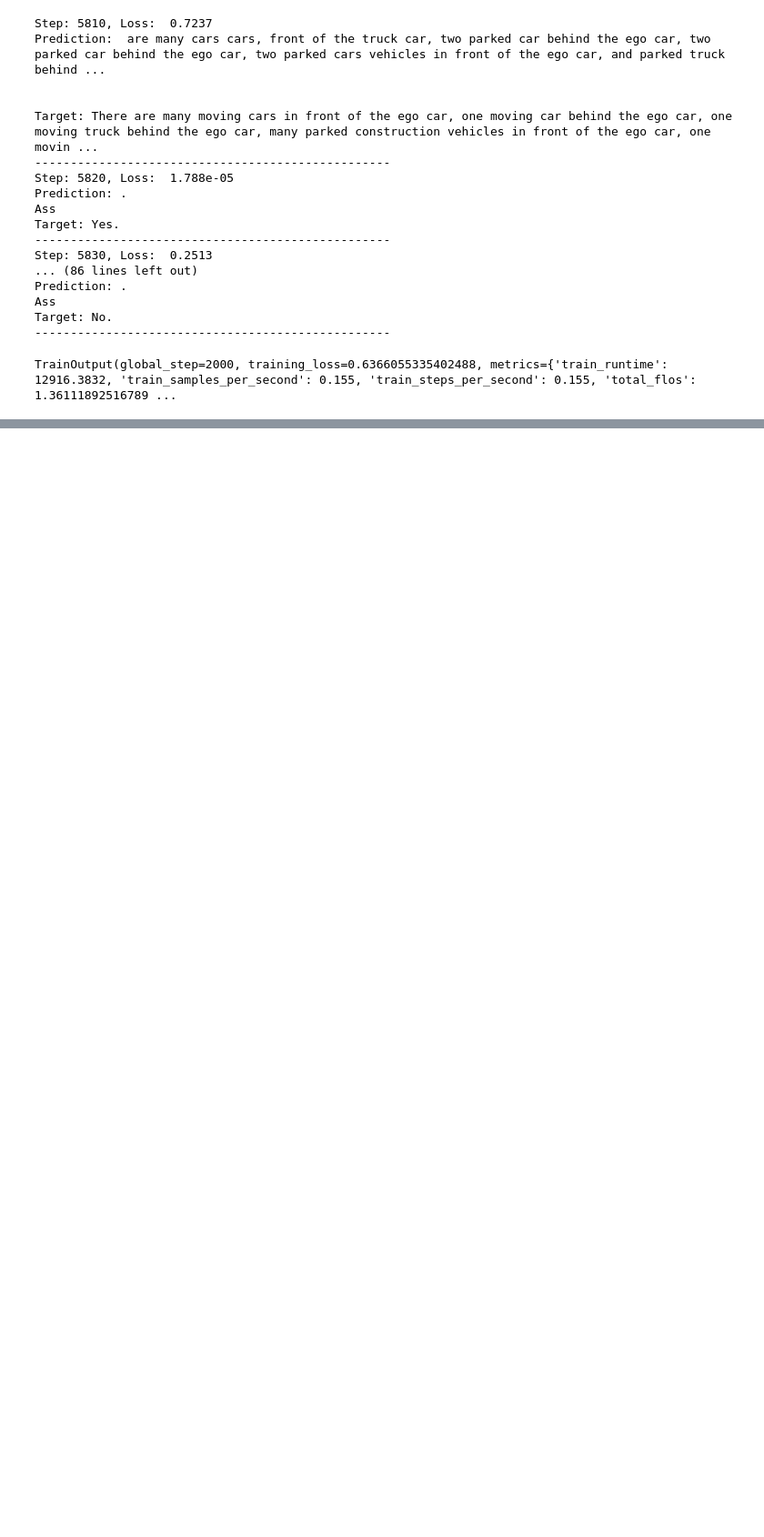
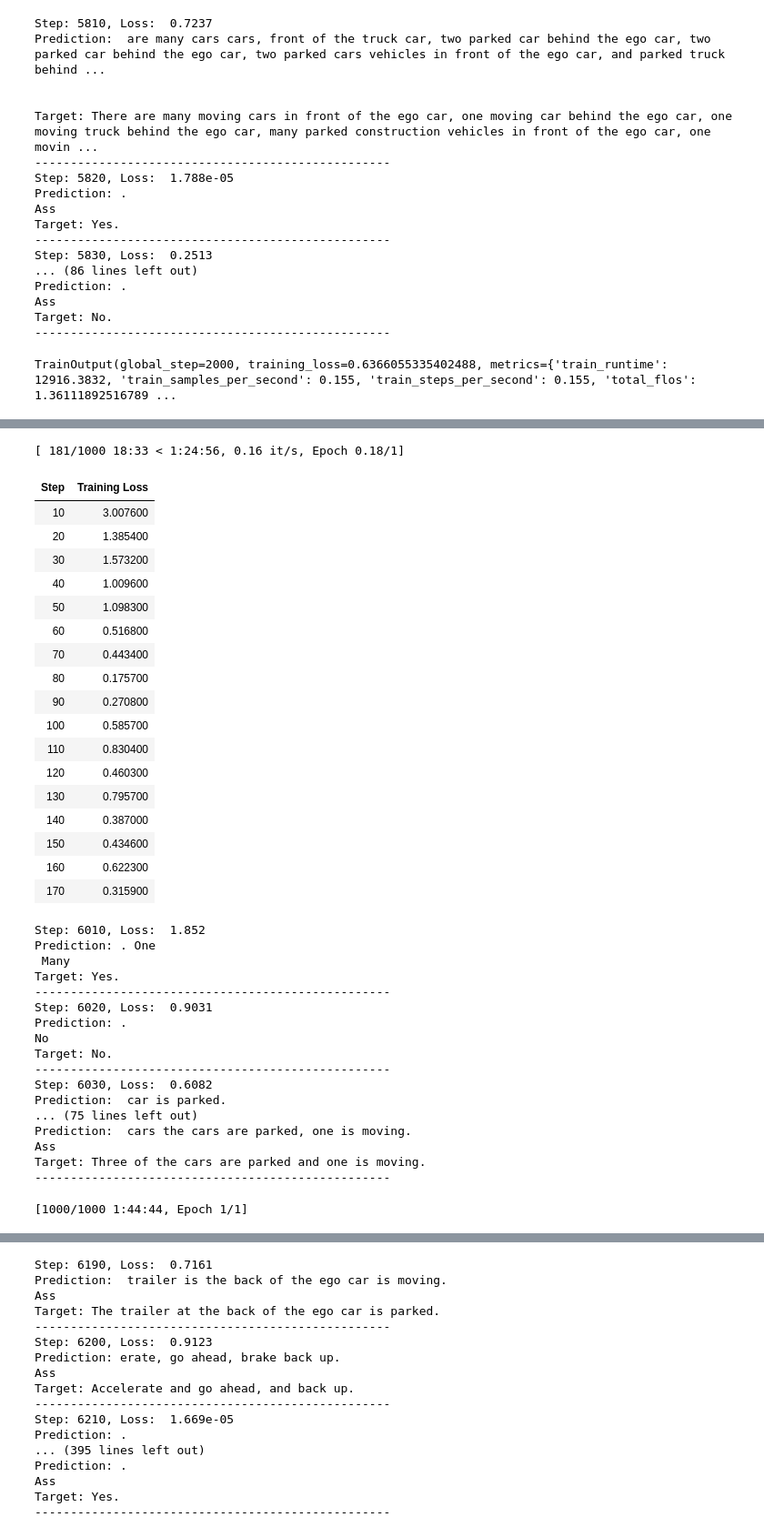
Before and after one commit to MehdiJmlkh/Large-Language-Models-Course-Project, a Jupyter notebook: main.ipynb, the cells around one changed output, grey strips where cells are left out. Shown at 91% size. Saved outputs shown, nothing was run; the diff lists cells and outputs as text; code cells hidden in the pictures; blank space fills up the shorter version.

Commit message:
Fine-tune steps 6001 to 7000

```diff
--- a/main.ipynb
+++ b/main.ipynb
@@ -478,7 +478,7 @@ from transformers.trainer import _is_peft_model
 from transformers.models.auto.modeling_auto import MODEL_FOR_CAUSAL_LM_MAPPING_NAMES
 
 class OutputDisplayTrainer(Trainer):
-    global_step = 4001
+    global_step = 6001
     logging_steps = logging_steps
     def compute_loss(
         self,
@@ -878,3 +878,6 @@ Ass
 Target: No.
 --------------------------------------------------
 TrainOutput(global_step=2000, training_loss=0.6366055335402488, metrics={'train_runtime': 12916.3832, 'train_samples_per_second': 0.155, 'train_steps_per_second': 0.155, 'total_flos': 1.36111892516789 ...
+# %%
+trainer.train()
+# %% [output]
@@ -880,0 +886,37 @@ TrainOutput(global_step=2000, training_loss=0.6366055335402488, metrics={'train_
+[ 181/1000 18:33 < 1:24:56, 0.16 it/s, Epoch 0.18/1]
+| Step | Training Loss |
+| 10 | 3.007600 |
+| 20 | 1.385400 |
+| 30 | 1.573200 |
+| 40 | 1.009600 |
+| 50 | 1.098300 |
+| 60 | 0.516800 |
+| 70 | 0.443400 |
+| 80 | 0.175700 |
+| 90 | 0.270800 |
+| 100 | 0.585700 |
+| 110 | 0.830400 |
+| 120 | 0.460300 |
+| 130 | 0.795700 |
+| 140 | 0.387000 |
+| 150 | 0.434600 |
+| 160 | 0.622300 |
+| 170 | 0.315900 |
+Step: 6010, Loss:  1.852
+Prediction: . One
+ Many
+Target: Yes.
+--------------------------------------------------
+Step: 6020, Loss:  0.9031
+Prediction: .
+No
+Target: No.
+--------------------------------------------------
+Step: 6030, Loss:  0.6082
+Prediction:  car is parked.
+... (75 lines left out)
+Prediction:  cars the cars are parked, one is moving.
+Ass
+Target: Three of the cars are parked and one is moving.
+--------------------------------------------------
+[1000/1000 1:44:44, Epoch 1/1]
@@ -880,0 +940,17 @@ TrainOutput(global_step=2000, training_loss=0.6366055335402488, metrics={'train_
+Step: 6190, Loss:  0.7161
+Prediction:  trailer is the back of the ego car is moving.
+Ass
+Target: The trailer at the back of the ego car is parked.
+--------------------------------------------------
+Step: 6200, Loss:  0.9123
+Prediction: erate, go ahead, brake back up.
+Ass
+Target: Accelerate and go ahead, and back up.
+--------------------------------------------------
+Step: 6210, Loss:  1.669e-05
+Prediction: .
+... (395 lines left out)
+Prediction: .
+Ass
+Target: Yes.
+--------------------------------------------------
```
Also changed, not shown: parts of 5 cells of this notebook.
